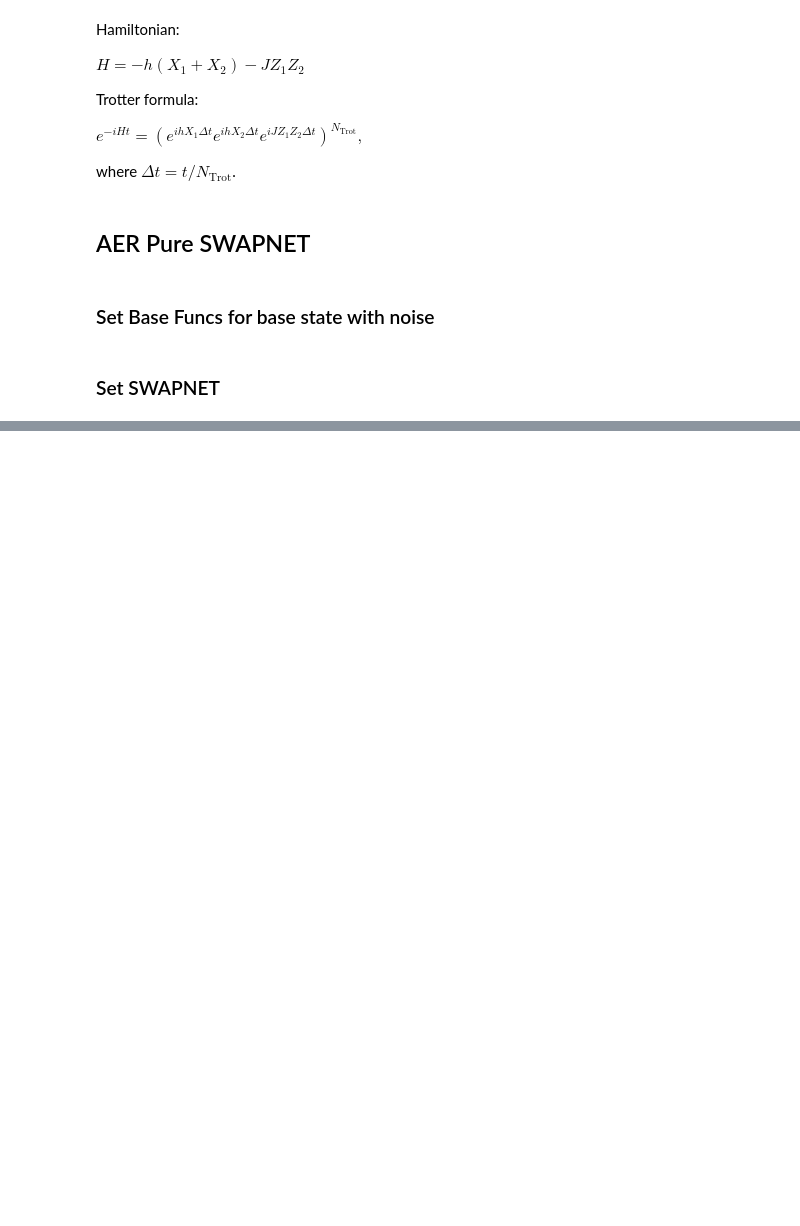
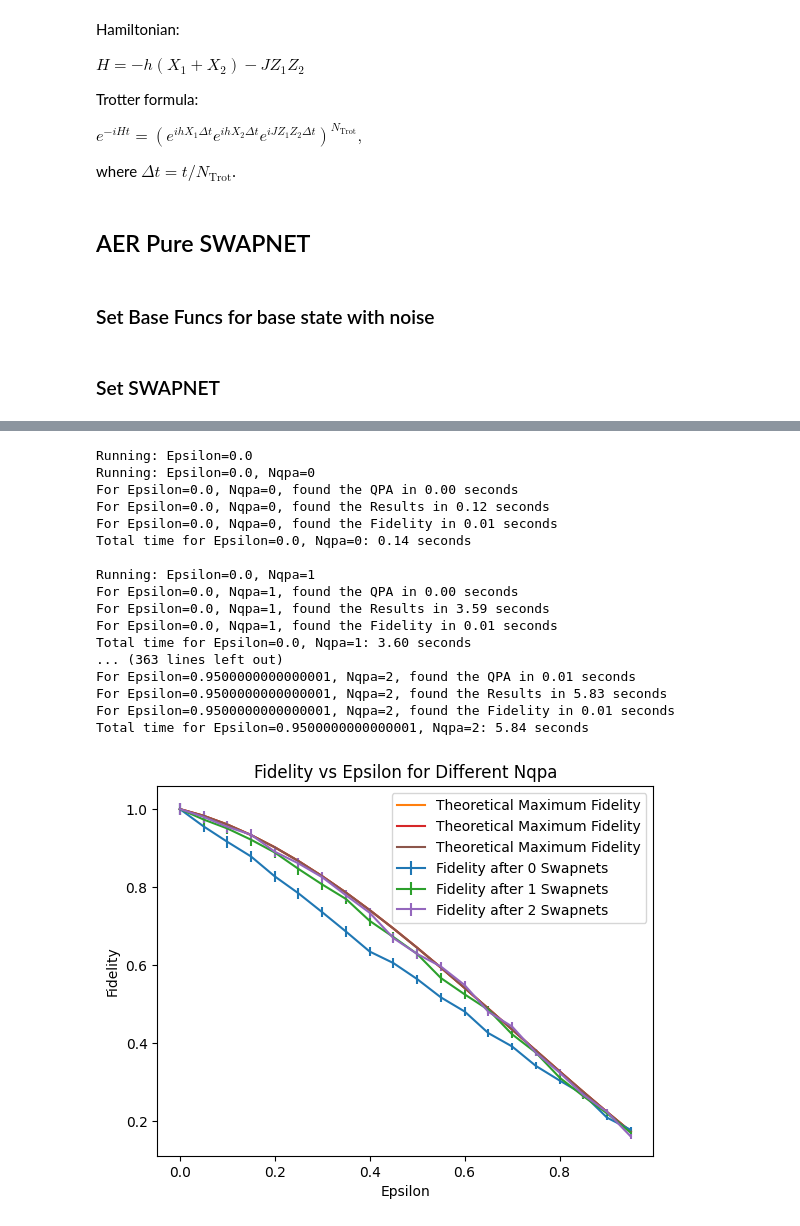
Before and after one commit to qoan-projects/OQPA, a Jupyter notebook: QPA_with_AER.ipynb, the cells around one changed output, grey strips where cells are left out. Cells and saved outputs as stored; diff of their text form; code cells hidden in the pictures; blank space fills up the shorter version.

```diff
--- a/QPA_with_AER.ipynb
+++ b/QPA_with_AER.ipynb
@@ -209,0 +261,71 @@ $$\frac{\sqrt{2}}{2} |100000000\rangle+\frac{\sqrt{2}}{2} |100000011\rangle$$
+# %%
+#DO THE PLOTTING -------------------------
+import numpy as np
+import matplotlib.pyplot as plt
+import time  # Import time module for tracking execution time
+
+list_of_epsilon = [i * 0.05 for i in range(20)]
+list_of_Nqpa = [0, 1, 2]
+purified_fidelity = {i: [] for i in list_of_Nqpa}
+theorical_fidelity=[]
+d = 3
+shots = 1024*4
+
+for epsilon in list_of_epsilon:
+    #The theoretical maximum fidelity attainable for QPA is 1/96 (-8 + 7 epsilon) (-12 + 7 (-1 + epsilon) epsilon)
+    theorical_fidelity.append(1/96*(-8 + 7*epsilon)*(-12 + 7*(-1 + epsilon)*epsilon))
+    print(f'Running: Epsilon={epsilon}')
+    for Nqpa in list_of_Nqpa:
+        print(f'Running: Epsilon={epsilon}, Nqpa={Nqpa}')
+        start_time = time.time()  # Start timing
+
+        QPA = get_QPA_circuit(d, epsilon, Nqpa)
+        mid_time_qpa = time.time()  # Time after generating QPA
+        print(f'For Epsilon={epsilon}, Nqpa={Nqpa}, found the QPA in {mid_time_qpa - start_time:.2f} seconds')
+
+        results = run_qc_and_return_result(QPA, shots)
+        mid_time_results = time.time()  # Time after running the circuit
+        print(f'For Epsilon={epsilon}, Nqpa={Nqpa}, found the Results in {mid_time_results - mid_time_qpa:.2f} seconds')
+
+        memory = results.get_memory()
+
+        # Fidelity: fraction of results where q3 register is all 0s
+        fidelity = memory.count('0' * d) / len(memory)
+        purified_fidelity[Nqpa].append(fidelity)
+
+        end_time = time.time()  # Time after computing fidelity
+        print(f'For Epsilon={epsilon}, Nqpa={Nqpa}, found the Fidelity in {end_time - mid_time_results:.2f} seconds')
+        print(f'Total time for Epsilon={epsilon}, Nqpa={Nqpa}: {end_time - start_time:.2f} seconds\n')
+
+# Plot results
+for Nqpa in list_of_Nqpa:
+    fidelity = np.array(purified_fidelity[Nqpa])
+    plt.errorbar(list_of_epsilon, purified_fidelity[Nqpa],
+                 yerr=np.sqrt(fidelity/shots), label=f'Fidelity after {Nqpa} Swapnets')
+
+    plt.plot(list_of_epsilon, theorical_fidelity, label='Theoretical Maximum Fidelity')
+
+plt.xlabel('Epsilon')
+plt.ylabel('Fidelity')
+plt.title('Fidelity vs Epsilon for Different Nqpa')
+plt.legend()
+plt.show()
+# %% [output]
+Running: Epsilon=0.0
+Running: Epsilon=0.0, Nqpa=0
+For Epsilon=0.0, Nqpa=0, found the QPA in 0.00 seconds
+For Epsilon=0.0, Nqpa=0, found the Results in 0.12 seconds
+For Epsilon=0.0, Nqpa=0, found the Fidelity in 0.01 seconds
+Total time for Epsilon=0.0, Nqpa=0: 0.14 seconds
+
+Running: Epsilon=0.0, Nqpa=1
+For Epsilon=0.0, Nqpa=1, found the QPA in 0.00 seconds
+For Epsilon=0.0, Nqpa=1, found the Results in 3.59 seconds
+For Epsilon=0.0, Nqpa=1, found the Fidelity in 0.01 seconds
+Total time for Epsilon=0.0, Nqpa=1: 3.60 seconds
+... (363 lines left out)
+For Epsilon=0.9500000000000001, Nqpa=2, found the QPA in 0.01 seconds
+For Epsilon=0.9500000000000001, Nqpa=2, found the Results in 5.83 seconds
+For Epsilon=0.9500000000000001, Nqpa=2, found the Fidelity in 0.01 seconds
+Total time for Epsilon=0.9500000000000001, Nqpa=2: 5.84 seconds
+[figure, added]
```
Also changed, not shown: parts of 4 cells of this notebook.
